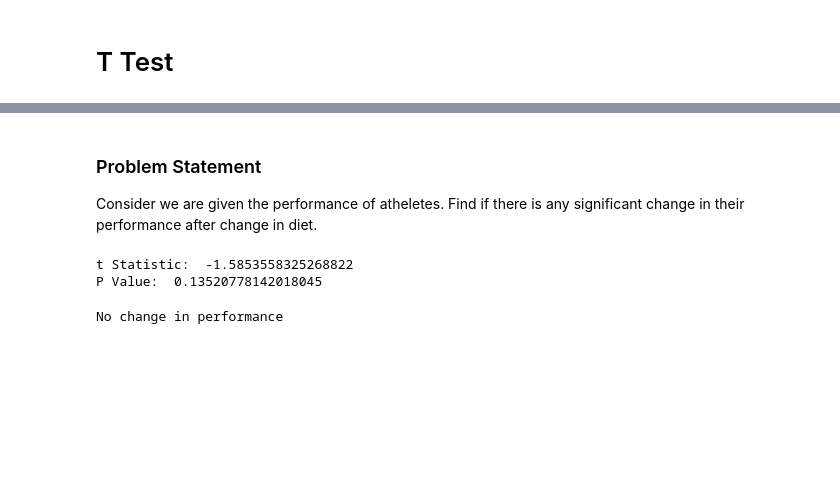
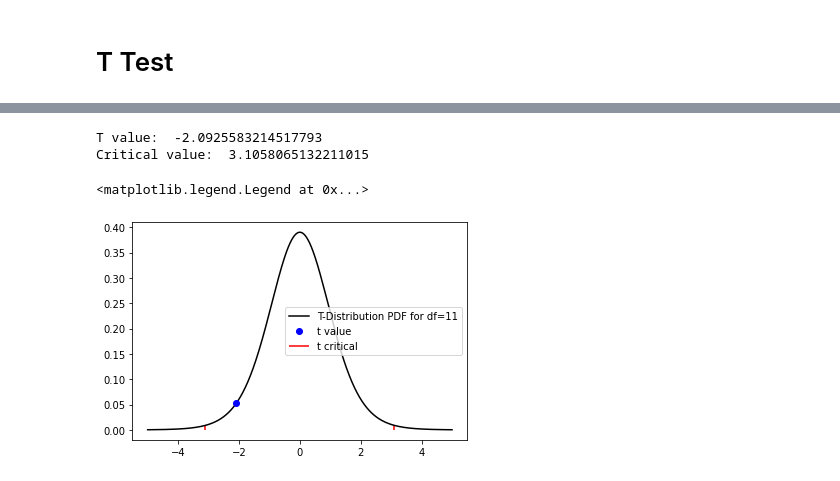
Before and after one commit to CO18353/ttest, a Jupyter notebook: T Test.ipynb, the cells around one changed output, grey strips where cells are left out. Cells and saved outputs as stored; diff of their text form; code cells hidden in the pictures; blank space fills up the shorter version.

```diff
--- a/T Test.ipynb
+++ b/T Test.ipynb
@@ -120,4 +31,0 @@ When you want to check how different samples from the same group are, you can go
-# %% [markdown]
-### Problem Statement
-
-Consider we are given the performance of atheletes. Find if there is any significant change in their performance after change in diet.
@@ -130,13 +32,25 @@ tvalue,pvalue=ttest_rel(a=before,b=after)
-# %%
-print("t Statistic: ", tvalue)
-print("P Value: ", pvalue)
-# %% [output]
-t Statistic:  -1.5853558325268822
-P Value:  0.13520778142018045
-# %%
-if pvalue < 0.05:    # alpha value is 0.05 or 5%
-    print("Change in performance")
-else:
-    print("No change in performance")
-# %% [output]
-No change in performance
+# %%
+from scipy.stats import ttest_1samp, t, norm
+import matplotlib.pyplot as plt
+import numpy as np
+
+df = 11        # Degrees of freedom
+alpha = 0.01    # Significence level
+ntails = 2      # Number of tails
+
+## Calculate critical t-score
+tcrit = abs(t.ppf(alpha/ntails, df))
+tvalue, pvalue = ttest_1samp(x, popmean=22)
+print("T value: ", tvalue)
+print("Critical value: ",tcrit)
+plt.figure()
+xs = np.linspace(-5,5,1000)
+plt.plot(xs, t.pdf(xs,df), 'k', label="T-Distribution PDF for df=11")
+plt.plot(tvalue,t.pdf(tvalue,df),"bo", label="t value")
+plt.vlines([-tcrit, tcrit], 0.0, t.pdf(tcrit,df), colors='r', label="t critical")
+plt.legend()
+# %% [output]
+T value:  -2.0925583214517793
+Critical value:  3.1058065132211015
+<matplotlib.legend.Legend at 0x...>
+[figure, added]
```
Also changed, not shown: parts of 21 cells of this notebook.
